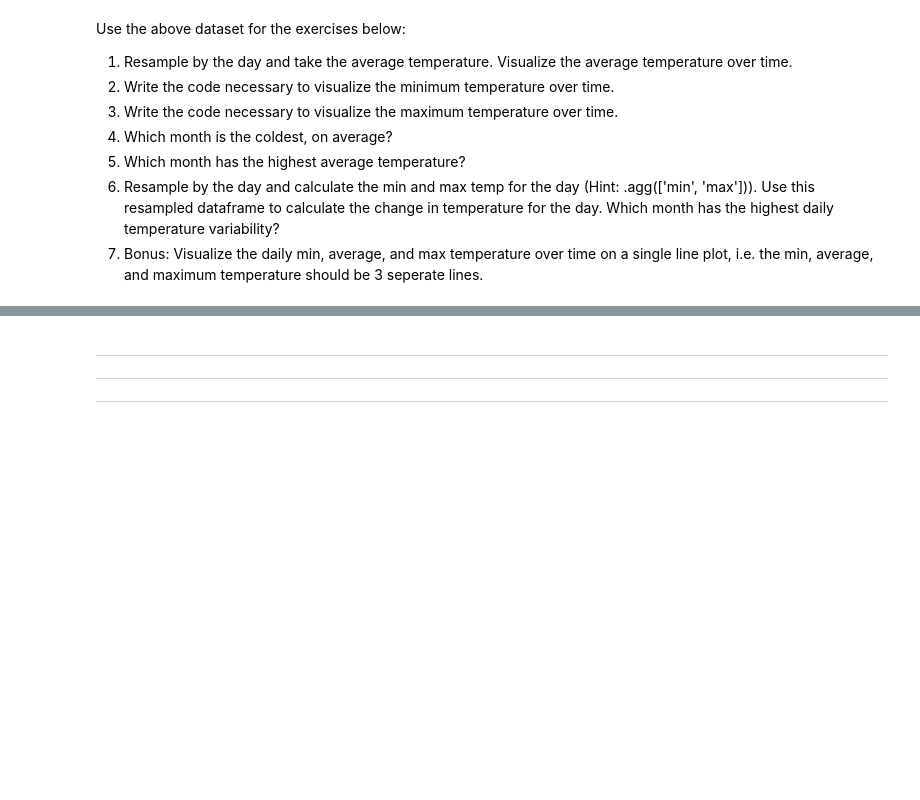
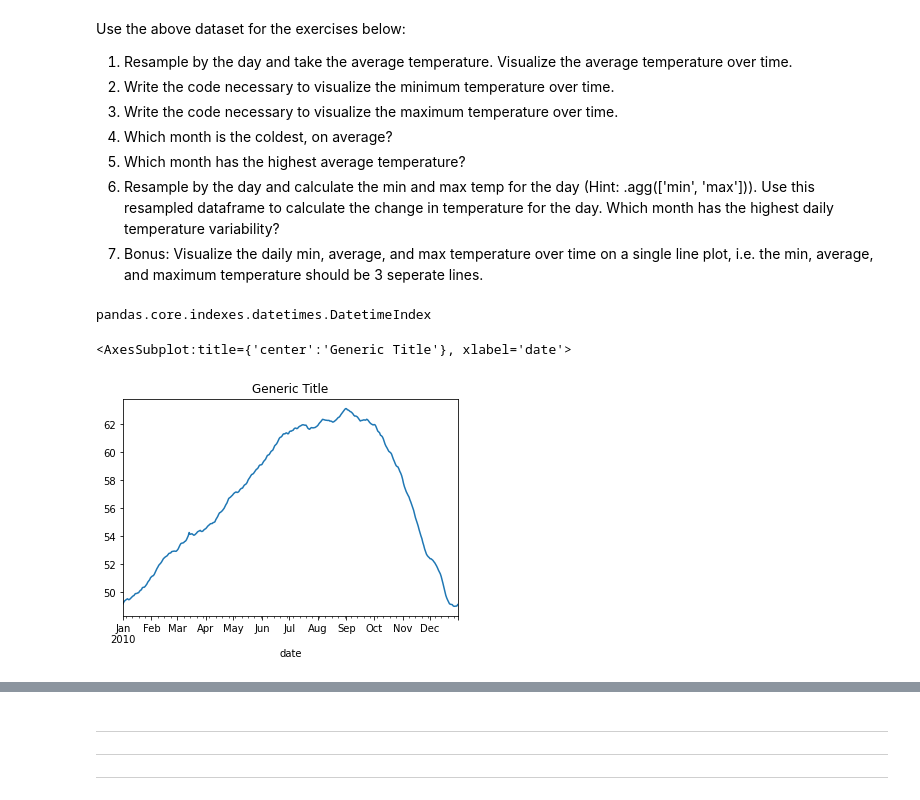
Before and after one commit to nicholas-dougherty/time-series-exercises, a Jupyter notebook: working_with_time.ipynb, the cells around one changed output, grey strips where cells are left out. Saved outputs shown, nothing was run; the diff lists cells and outputs as text; code cells hidden in the pictures; blank space fills up the shorter version.

```diff
--- a/working_with_time.ipynb
+++ b/working_with_time.ipynb
@@ -39,3 +65,17 @@ Use the above dataset for the exercises below:
 7. Bonus: Visualize the daily min, average, and max temperature over time on a single line plot, i.e. the min, average, and maximum temperature should be 3 seperate lines.
 # %%
 # Resample by the day and take the average temperature. Visualize the average temperature over time.
+#   There's no need to make any dtype conversions at present, since data is already datetime64
+df2 = df.set_index('date').sort_index()
+type(df2.index)
+# %% [output]
+pandas.core.indexes.datetimes.DatetimeIndex
+# %%
+# 'D' is used for "one absolute day", AKA calendar day frequency
+df2 = df2.resample('D').mean()
+# this falls under the type 'method'
+# %%
+df2.temp.plot(title='Generic Title')
+# %% [output]
+<AxesSubplot:title={'center':'Generic Title'}, xlabel='date'>
+[figure, added]
```
Also changed, not shown: parts of 33 cells of this notebook.
